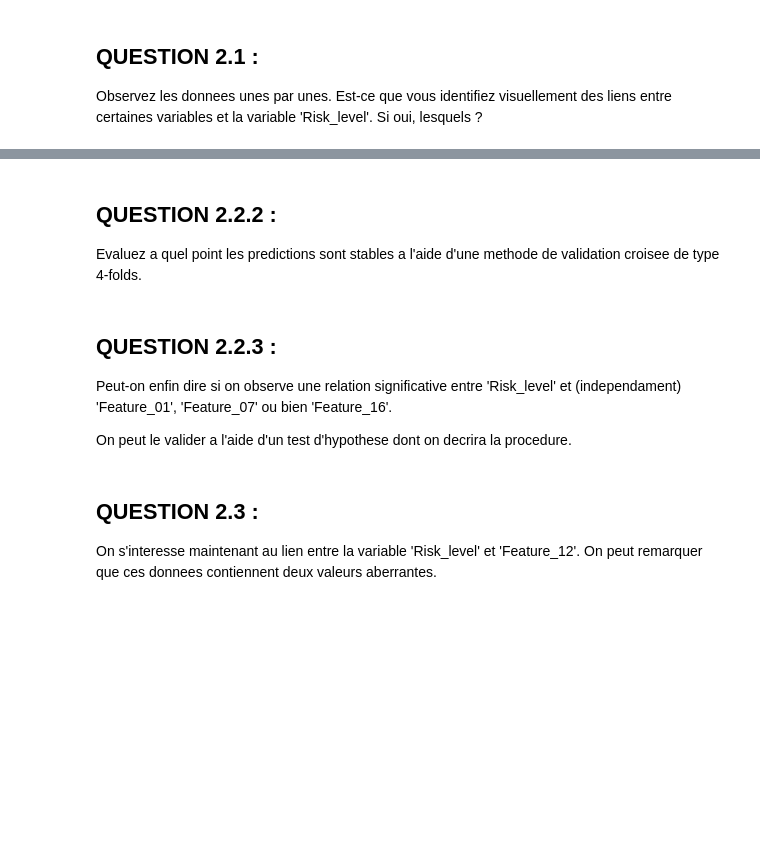
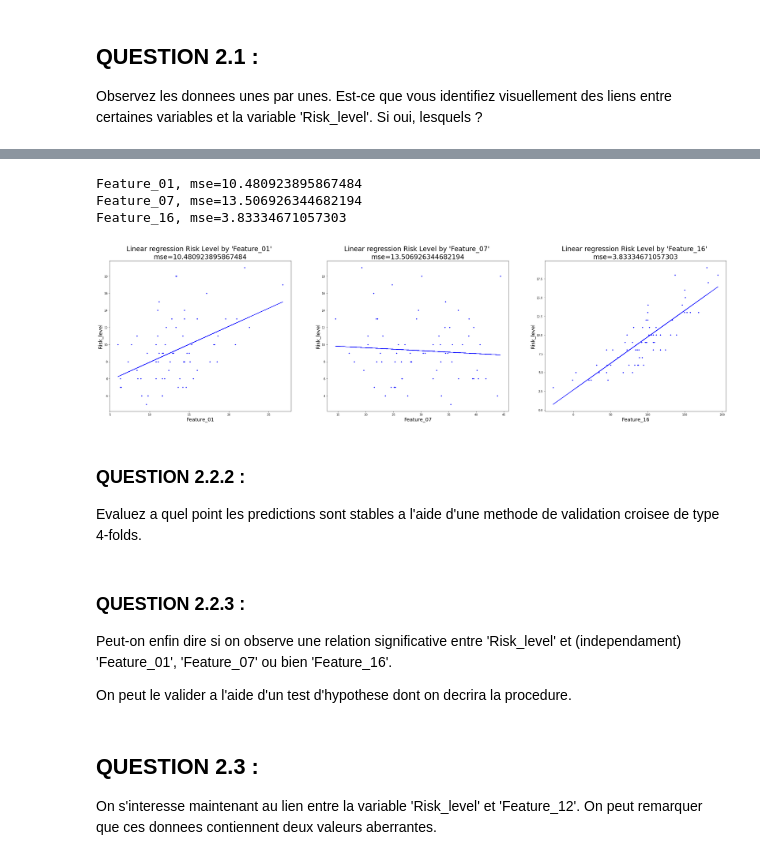
Before and after one commit to LudovicSterlin/ssd-aml-modele-lineaire, a Jupyter notebook: TPnote_ModeleLineaire/Examen_ModeleLineaire_2020.ipynb, the cells around one changed output, grey strips where cells are left out. Drawn from its saved outputs; the diff is of its cells as text; code cells hidden in the pictures; blank space fills up the shorter version.

```diff
--- a/TPnote_ModeleLineaire/Examen_ModeleLineaire_2020.ipynb
+++ b/TPnote_ModeleLineaire/Examen_ModeleLineaire_2020.ipynb
@@ -70,9 +198,38 @@ Quel est le risque potentiel en utilisant cette stratégie de validation de l'ap
+# %%
+def linear_risk(X, Y, listColNames, colname, ax, bigger_font=False):
+    col_index = listColNames.index(colname   )
+    x = X[:, col_index]
+    linear_reg(x, Y, colname, ax, bigger_font)
+
+def linear_reg(x, y, colname, ax, bigger_font=False):
+    lr = LinearRegression()
+    lr.fit(x[:, np.newaxis], y)
+    y_pred = lr.predict(x[:, np.newaxis])
+    mse = mean_squared_error(y, y_pred)
+    print(f"{colname}, {mse=}")
+    ax.plot(x,y[:],'b.')
+    ax.plot(x, y_pred, 'b-')
+    label_fontsize = 18 if bigger_font else 12
+    ax.set_xlabel(colname, fontsize=label_fontsize)
+    ax.set_ylabel('Risk_level', fontsize=label_fontsize)
+    title_fontsize = 24 if bigger_font else 12
+    ax.set_title(f"Linear regression Risk Level by '{colname}' \n{mse=}", fontsize=title_fontsize)
+
+pred_features = ['Feature_01','Feature_07','Feature_16']
+fig, axs = plt.subplots(1, len(pred_features), figsize=(40,10))
+for col_index, colname in enumerate(pred_features):
+    linear_risk(X, Y, listColNames, colname, axs[col_index], bigger_font=True)
+# %% [output]
+Feature_01, mse=10.480923895867484
+Feature_07, mse=13.506926344682194
+Feature_16, mse=3.83334671057303
+[figure, added]
 # %% [markdown]
-## QUESTION 2.2.2 :
+### QUESTION 2.2.2 :
 Evaluez a quel point les predictions sont stables a l'aide d'une methode de validation croisee
 de type 4-folds.
 # %% [markdown]
-## QUESTION 2.2.3 :
+### QUESTION 2.2.3 :
 
 Peut-on enfin dire si on observe une relation significative entre 'Risk_level' et (independament) 'Feature_01', 'Feature_07' ou bien 'Feature_16'.
 
```
Also changed, not shown: parts of 27 cells of this notebook, 1 other file.
